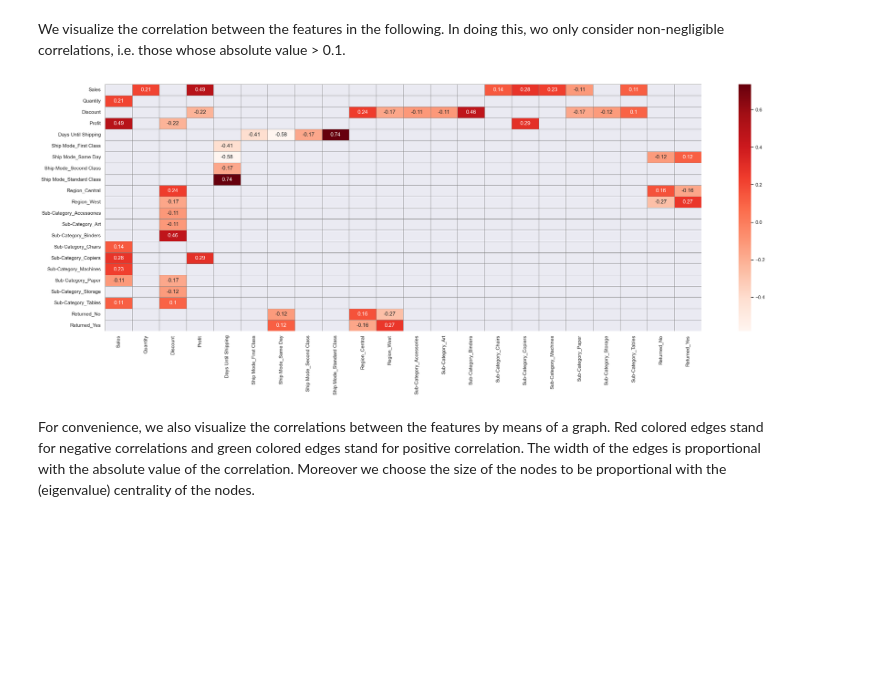
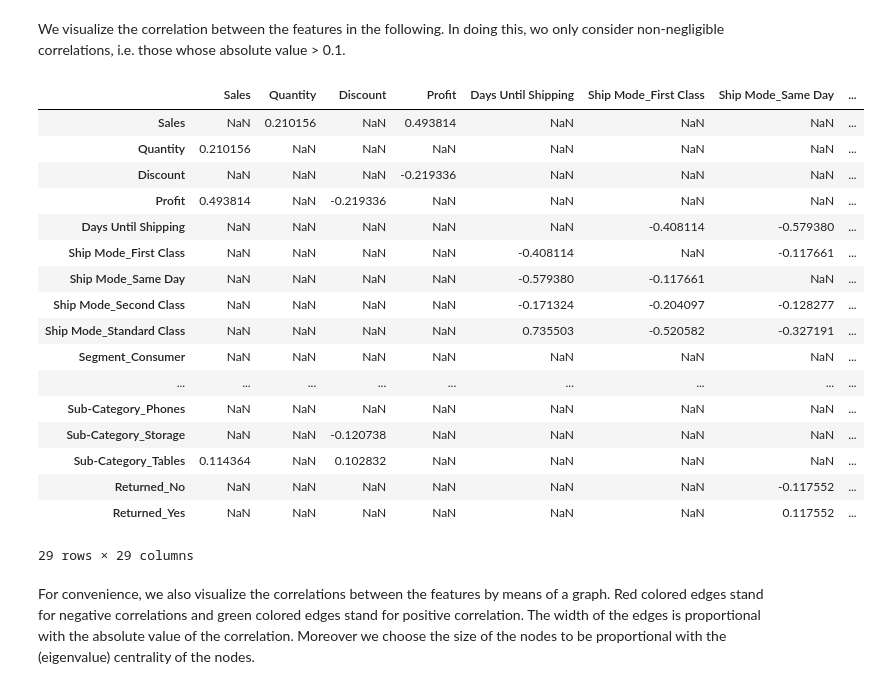
Before and after one commit to EzraTam/exploratory-analysis, a Jupyter notebook: notebooks/superstore_analysis.ipynb, the cells around one changed output. Cells and saved outputs as stored; diff of their text form; code cells hidden in the pictures; blank space fills up the shorter version.

```diff
--- a/notebooks/superstore_analysis.ipynb
+++ b/notebooks/superstore_analysis.ipynb
@@ -184,6 +184,25 @@ df_for_corr=df_orders.drop(columns=li_drop_corr)
 # %% [markdown]
 We visualize the correlation between the features in the following. In doing this, wo only consider non-negligible correlations, i.e. those whose absolute value > 0.1.
 # %%
-filtered_df=ea.show_corr_matrix_filtered(df_input=df_for_corr,dummies_dict=dummies_dict)
+filtered_df=ea.show_corr_matrix_filtered(df_input=df_for_corr,by_which="plotly")
-# %% [output]
-[figure, removed]
+# %%
+filtered_df["corr_filtered"]
+# %% [output]
+|  | Sales | Quantity | Discount | Profit | Days Until Shipping | Ship Mode_First Class | Ship Mode_Same Day | ... |
+| Sales | NaN | 0.210156 | NaN | 0.493814 | NaN | NaN | NaN | ... |
+| Quantity | 0.210156 | NaN | NaN | NaN | NaN | NaN | NaN | ... |
+| Discount | NaN | NaN | NaN | -0.219336 | NaN | NaN | NaN | ... |
+| Profit | 0.493814 | NaN | -0.219336 | NaN | NaN | NaN | NaN | ... |
+| Days Until Shipping | NaN | NaN | NaN | NaN | NaN | -0.408114 | -0.579380 | ... |
+| Ship Mode_First Class | NaN | NaN | NaN | NaN | -0.408114 | NaN | -0.117661 | ... |
+| Ship Mode_Same Day | NaN | NaN | NaN | NaN | -0.579380 | -0.117661 | NaN | ... |
+| Ship Mode_Second Class | NaN | NaN | NaN | NaN | -0.171324 | -0.204097 | -0.128277 | ... |
+| Ship Mode_Standard Class | NaN | NaN | NaN | NaN | 0.735503 | -0.520582 | -0.327191 | ... |
+| Segment_Consumer | NaN | NaN | NaN | NaN | NaN | NaN | NaN | ... |
+| ... | ... | ... | ... | ... | ... | ... | ... | ... |
+| Sub-Category_Phones | NaN | NaN | NaN | NaN | NaN | NaN | NaN | ... |
+| Sub-Category_Storage | NaN | NaN | -0.120738 | NaN | NaN | NaN | NaN | ... |
+| Sub-Category_Tables | 0.114364 | NaN | 0.102832 | NaN | NaN | NaN | NaN | ... |
+| Returned_No | NaN | NaN | NaN | NaN | NaN | NaN | -0.117552 | ... |
+| Returned_Yes | NaN | NaN | NaN | NaN | NaN | NaN | 0.117552 | ... |
+29 rows × 29 columns
```
Also changed, not shown: parts of 3 cells of this notebook, 3 other files.
